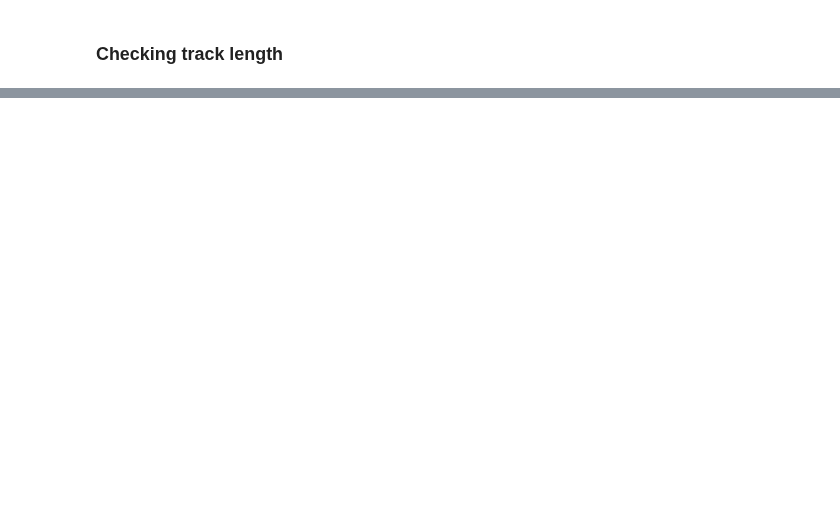
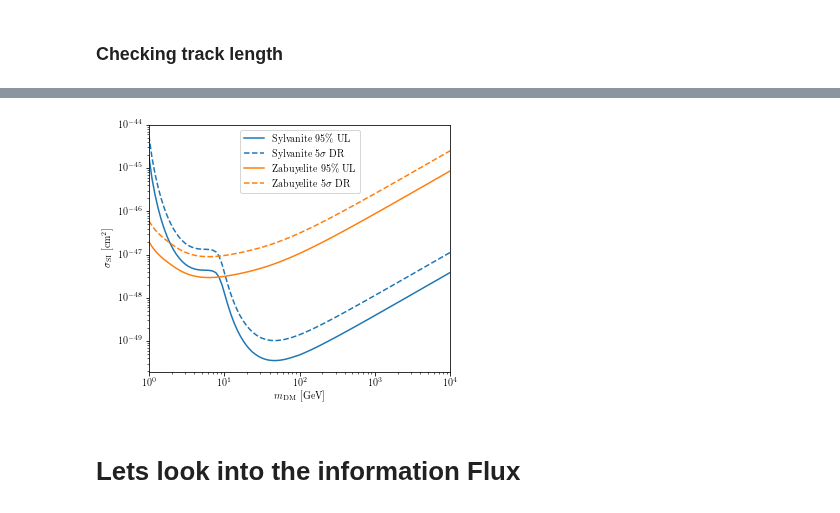
Before and after one commit to tedwards2412/paleo_detectors, a Jupyter notebook: Notebooks/Spectral_lim.ipynb, the cells around one changed output, grey strips where cells are left out. Cells and saved outputs as stored; diff of their text form; code cells hidden in the pictures; blank space fills up the shorter version.

```diff
--- a/Notebooks/Spectral_lim.ipynb
+++ b/Notebooks/Spectral_lim.ipynb
@@ -355,0 +379,34 @@ plt.show()
+# %%
+# Setting a limit at 3 events roughly corresponds to a 95% CL limit for zero bkg one bin experiment
+mlist = np.logspace(0,4,num=100)
+Zab_limit = np.zeros_like(mlist)
+Zab_DR = np.zeros_like(mlist)
+Zab_xbkg, Zab_dRdxbkg = np.loadtxt("../Data/Zab_neutrinoBKG", unpack=True)
+interp_bkg = interp1d(Zab_xbkg, Zab_dRdxbkg, fill_value='extrapolate')
+Zab_bkg = interp_bkg(x_c)
+
+ref_sig = 1e-47
+
+for i, m in enumerate(mlist):
+    SF = sf.Swordfish([Zab_bkg], T=[1.0], E=np.ones_like(bkg))
+    sig = dRdx_Zab(x_c, E_list, ref_sig, m)*1e6*365
+    UL = SF.upperlimit(sig, 0.05)
+    DR = SF.discoveryreach(sig, 2.87e-7)
+    Zab_limit[i] = ref_sig * UL
+    Zab_DR[i] = ref_sig * DR
+# %%
+plt.figure(figsize=(5,4))
+plt.loglog(mlist,Syl_limit, color='C0', linestyle='-', label=r'Sylvanite 95\% UL')
+plt.loglog(mlist,Syl_DR, color='C0', linestyle='--', label=r'Sylvanite $5\sigma$ DR')
+plt.loglog(mlist,Zab_limit, color='C1', linestyle='-', label=r'Zabuyelite 95\% UL')
+plt.loglog(mlist,Zab_DR, color='C1', linestyle='--', label=r'Zabuyelite $5\sigma$ DR')
+plt.ylabel(r'$\sigma_{\mathrm{SI}} ~[\mathrm{cm}^2]$')
+plt.xlabel(r'$m_{\mathrm{DM}} ~[\mathrm{GeV}]$')
+plt.xlim(1,1e4)
+plt.legend()
+plt.tight_layout(pad=0.3)
+plt.savefig("../plots/limits.pdf")
+# %% [output]
+[figure, added]
+# %% [markdown]
+# Lets look into the information Flux
```
Also changed, not shown: parts of 13 cells of this notebook.
